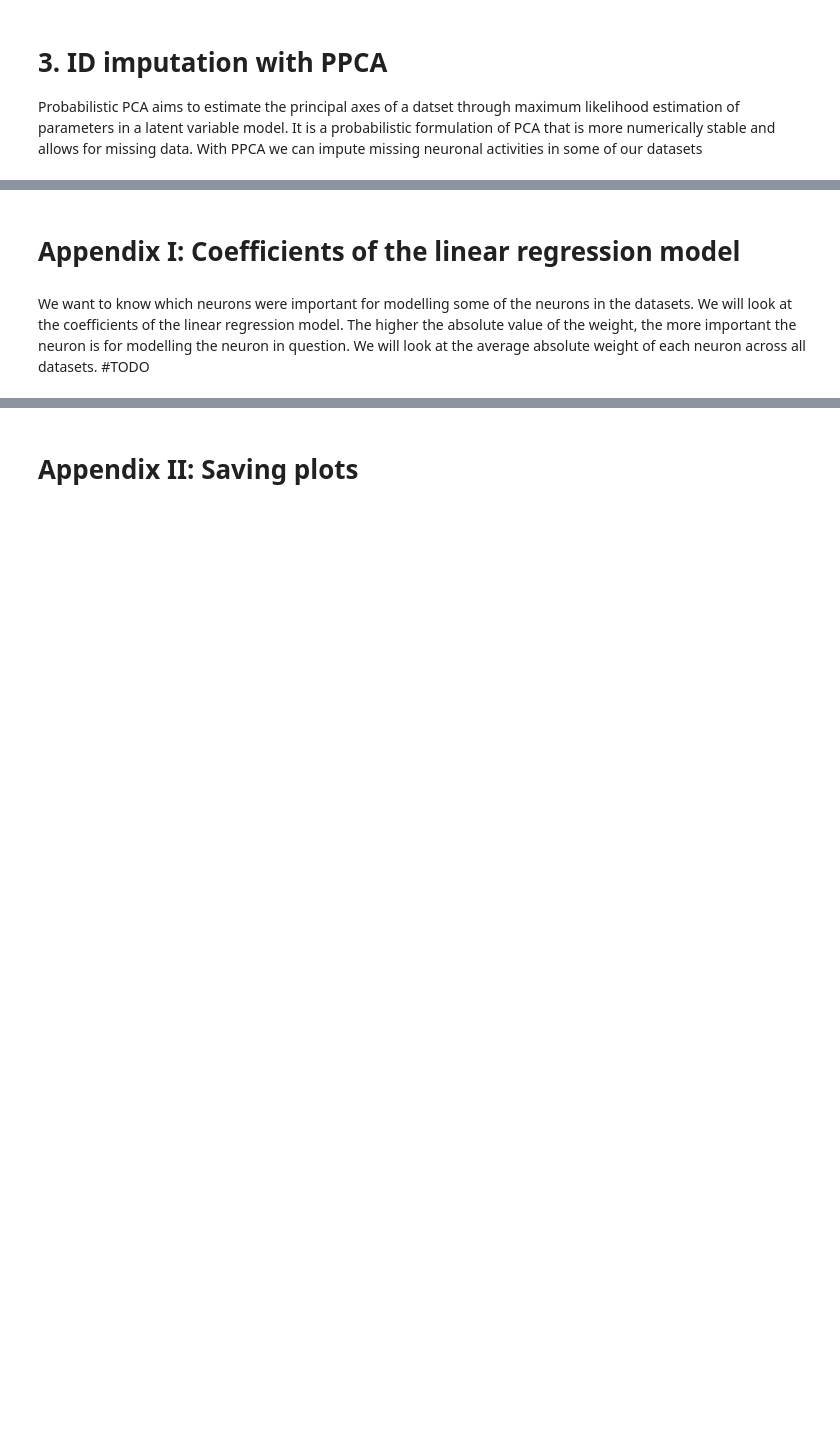
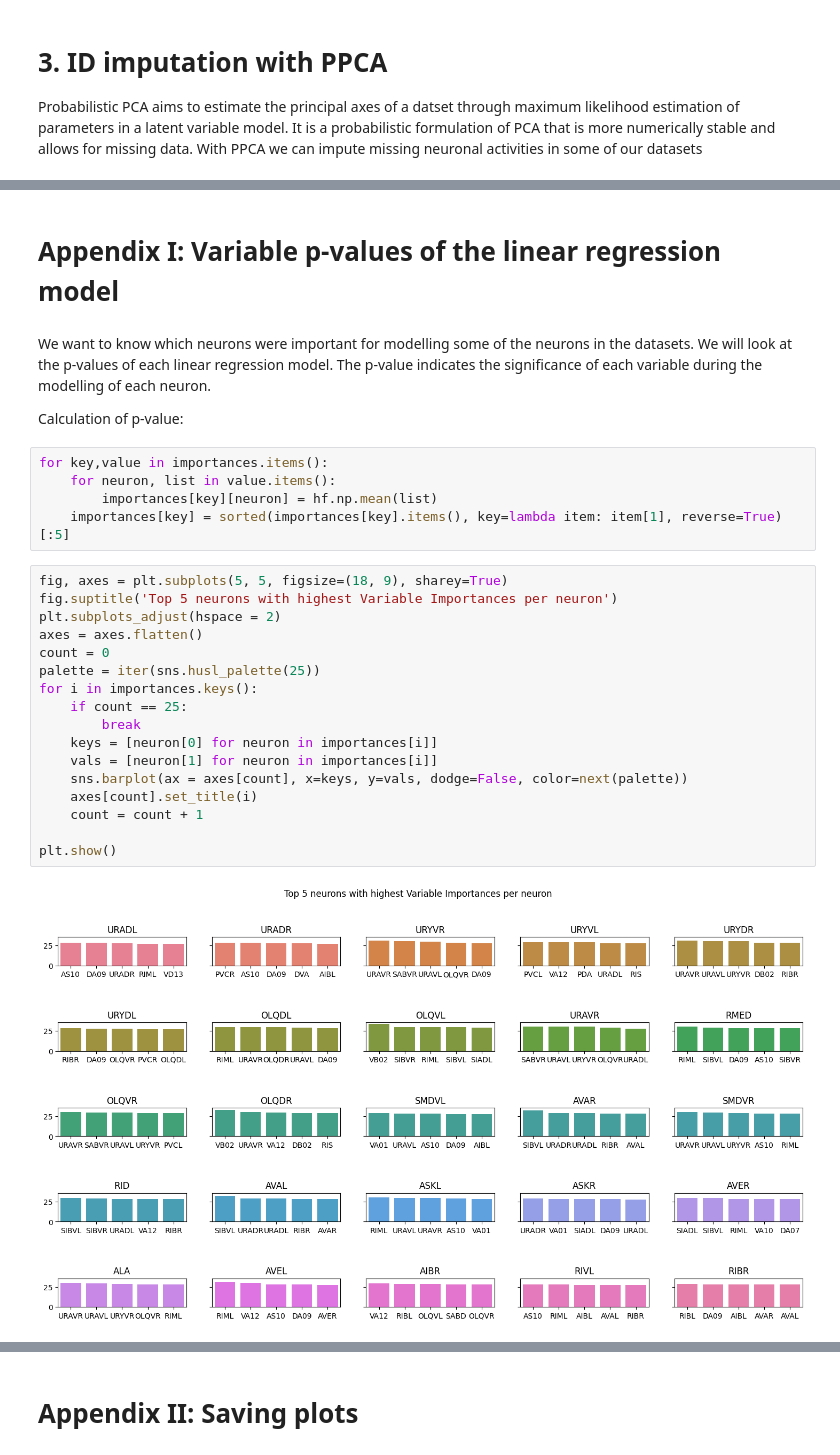
Before and after one commit to Zimmer-lab/neumandy, a Jupyter notebook: data/preprocessing/data_wrangling.ipynb, the cells around one changed output, grey strips where cells are left out. Saved outputs shown, nothing was run; the diff lists cells and outputs as text; blank space fills up the shorter version.

```diff
--- a/data/preprocessing/data_wrangling.ipynb
+++ b/data/preprocessing/data_wrangling.ipynb
@@ -107,5 +157,31 @@ Dataframes stored as a .pkl file. Refer to documentation to load the file.
 88544 rows × 73 columns
 # %% [markdown]
-# Appendix I: Coefficients of the linear regression model
+# Appendix I: Variable p-values of the linear regression model
 # %% [markdown]
-We want to know which neurons were important for modelling some of the neurons in the datasets. We will look at the coefficients of the linear regression model. The higher the absolute value of the weight, the more important the neuron is for modelling the neuron in question. We will look at the average absolute weight of each neuron across all datasets. #TODO
+We want to know which neurons were important for modelling some of the neurons in the datasets. We will look at the p-values of each linear regression model. The p-value indicates the significance of each variable during the modelling of each neuron.
+
+Calculation of p-value:
+# %%
+for key,value in importances.items():
+    for neuron, list in value.items():
+        importances[key][neuron] = hf.np.mean(list)
+    importances[key] = sorted(importances[key].items(), key=lambda item: item[1], reverse=True)[:5]
+# %%
+fig, axes = plt.subplots(5, 5, figsize=(18, 9), sharey=True)
+fig.suptitle('Top 5 neurons with highest Variable Importances per neuron')
+plt.subplots_adjust(hspace = 2)
+axes = axes.flatten()
+count = 0
+palette = iter(sns.husl_palette(25))
+for i in importances.keys():
+    if count == 25:
+        break
+    keys = [neuron[0] for neuron in importances[i]]
+    vals = [neuron[1] for neuron in importances[i]]
+    sns.barplot(ax = axes[count], x=keys, y=vals, dodge=False, color=next(palette))
+    axes[count].set_title(i)
+    count = count + 1
+
+plt.show()
+# %% [output]
+[figure, added]
```
Also changed, not shown: parts of 9 cells of this notebook, 1 other file.
